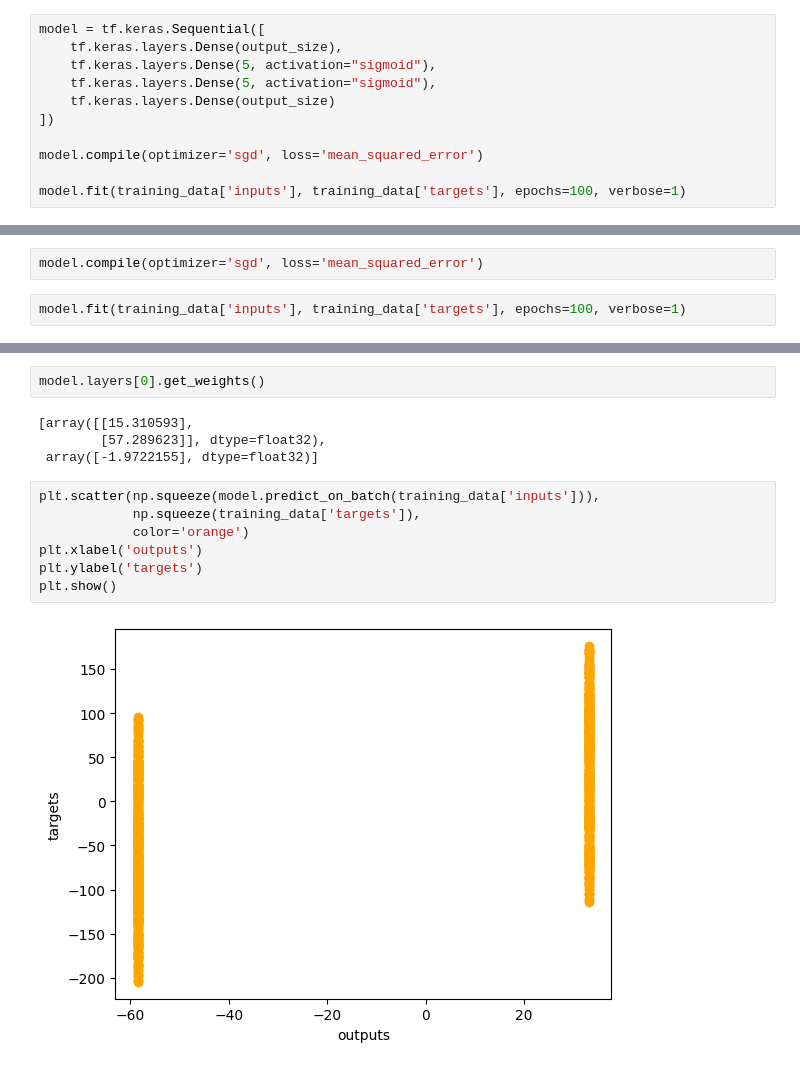
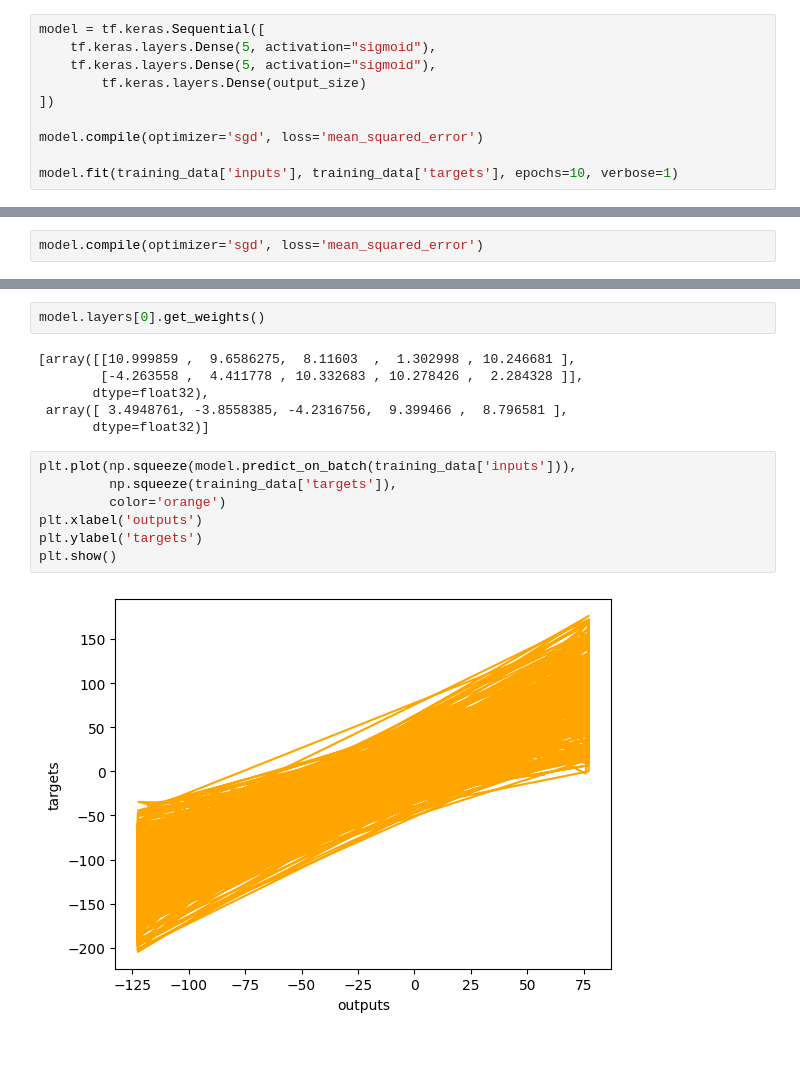
Before and after one commit to nolszewska135/Sztuczna-Inteligencja, a Jupyter notebook: lab2_21193.ipynb, the cells around one changed output, grey strips where cells are left out. Saved outputs shown, nothing was run; the diff lists cells and outputs as text.

```diff
--- a/lab2_21193.ipynb
+++ b/lab2_21193.ipynb
@@ -16,13 +16,12 @@ input_size = 2
 output_size = 1
 # %%
 model = tf.keras.Sequential([
-    tf.keras.layers.Dense(output_size),
     tf.keras.layers.Dense(5, activation="sigmoid"),
     tf.keras.layers.Dense(5, activation="sigmoid"),
-    tf.keras.layers.Dense(output_size)
+        tf.keras.layers.Dense(output_size)
 ])
 
 model.compile(optimizer='sgd', loss='mean_squared_error')
 
-model.fit(training_data['inputs'], training_data['targets'], epochs=100, verbose=1)
+model.fit(training_data['inputs'], training_data['targets'], epochs=10, verbose=1)
 # %% [output]
@@ -46,5 +48,3 @@ Epoch 100/100
 <keras.src.callbacks.history.History at 0x...>
 # %%
 model.compile(optimizer='sgd', loss='mean_squared_error')
-# %%
-model.fit(training_data['inputs'], training_data['targets'], epochs=100, verbose=1)
@@ -70,15 +51,17 @@ Epoch 100/100
 # %%
 model.layers[0].get_weights()
 # %% [output]
-[array([[15.310593],
-        [57.289623]], dtype=float32),
- array([-1.9722155], dtype=float32)]
+[array([[10.999859 ,  9.6586275,  8.11603  ,  1.302998 , 10.246681 ],
+        [-4.263558 ,  4.411778 , 10.332683 , 10.278426 ,  2.284328 ]],
+       dtype=float32),
+ array([ 3.4948761, -3.8558385, -4.2316756,  9.399466 ,  8.796581 ],
+       dtype=float32)]
 # %%
-plt.scatter(np.squeeze(model.predict_on_batch(training_data['inputs'])),
-            np.squeeze(training_data['targets']),
-            color='orange')
+plt.plot(np.squeeze(model.predict_on_batch(training_data['inputs'])),
+         np.squeeze(training_data['targets']),
+         color='orange')
 plt.xlabel('outputs')
 plt.ylabel('targets')
 plt.show()
 # %% [output]
-[figure, old version]
+[figure, new version]
```
Also changed, not shown: parts of 2 cells of this notebook.
